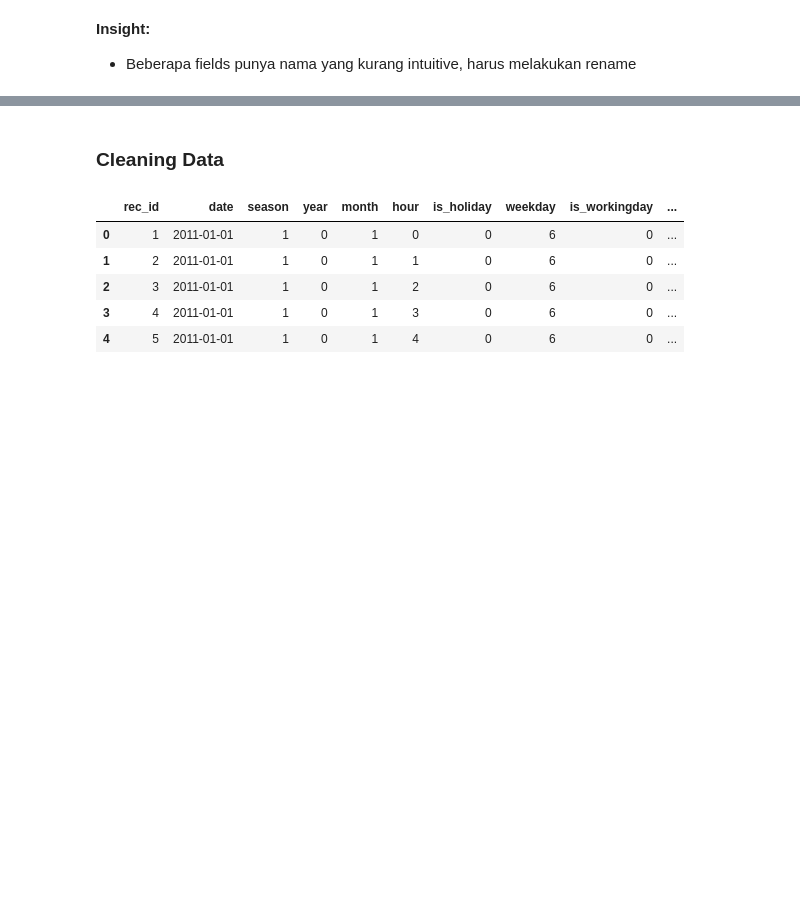
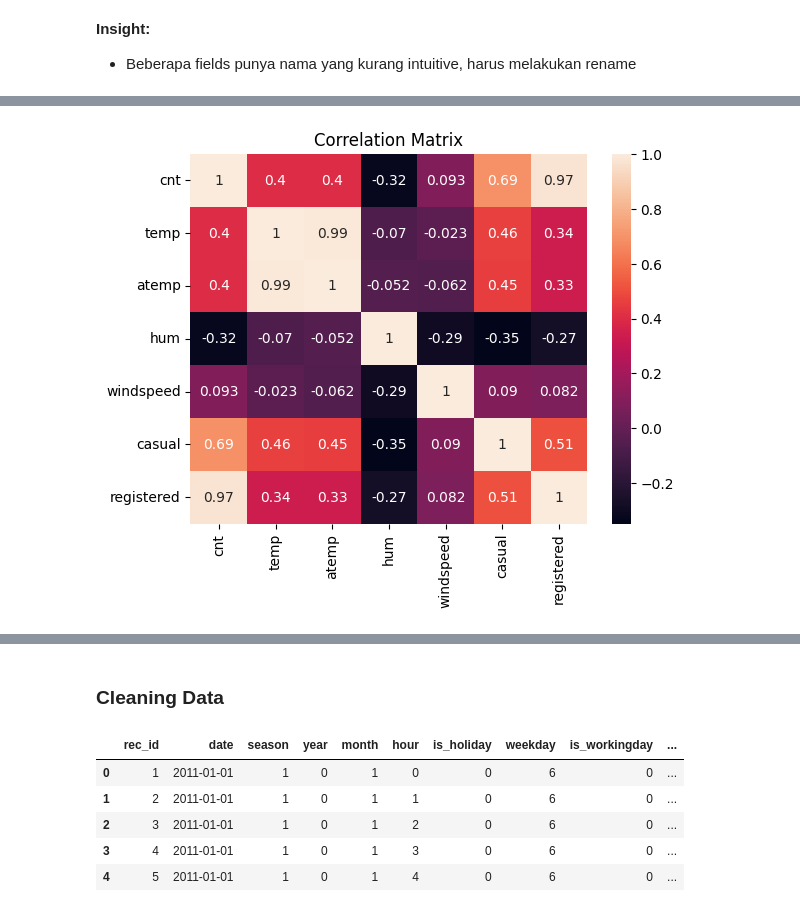
Before and after one commit to AliNicholas/Bike_Sharing_Final_Submission, a Jupyter notebook: notebook.ipynb, the cells around one changed output, grey strips where cells are left out. Cells and saved outputs as stored; diff of their text form; code cells hidden in the pictures; blank space fills up the shorter version.

```diff
--- a/notebook.ipynb
+++ b/notebook.ipynb
@@ -100,0 +172,8 @@ hour_df.describe(include="all")
+# %%
+# Cek korelasi antar variable
+corr = hour_df[['cnt','temp','atemp','hum','windspeed','casual','registered']].corr()
+sns.heatmap(corr, annot=True)
+plt.title('Correlation Matrix')
+plt.show()
+# %% [output]
+[figure, added]
```
Also changed, not shown: parts of 55 cells of this notebook, 2 other files.
